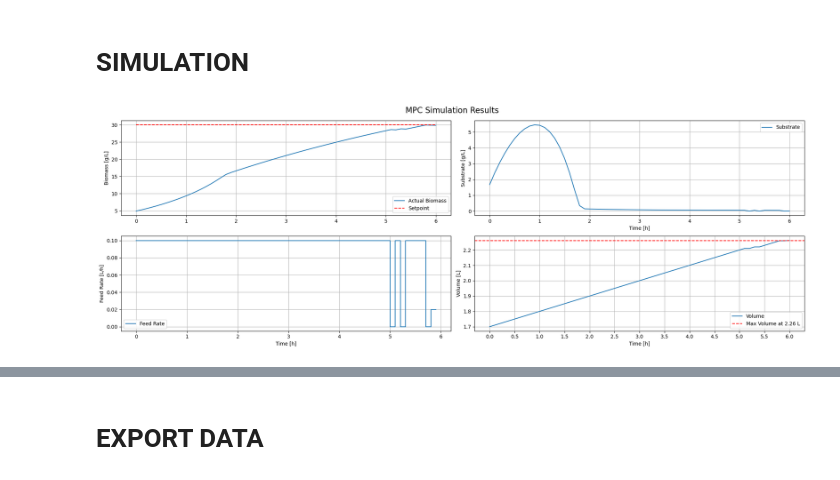
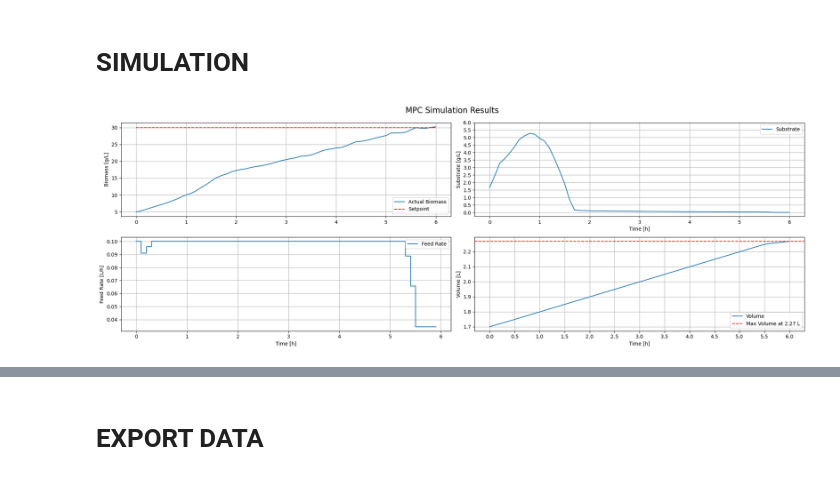
Before and after one commit to costasmexis/ML4MPC, a Jupyter notebook: MPC_Tracking.ipynb, the cells around one changed output, grey strips where cells are left out. Drawn from its saved outputs; the diff is of its cells as text; code cells hidden in the pictures.

Commit message:
Played with the 'trouble' seed(0) and configured

```diff
--- a/MPC_Tracking.ipynb
+++ b/MPC_Tracking.ipynb
@@ -248,14 +248,14 @@ K_I = 33              # Inhibition constant
 K_D = 0.03            # Decay coefficient
 # %%
 # ========================
-# MPC PARAMETERS
+# MPC PARAMETERSBest trial:
 # ========================
 dt = 0.1              # Control interval time (h)
-Q =  20          # State tracking weight
-R =  10         # Control effort weight
+Q = 9291          # State tracking weight
+R = 1850      # Control effort weight
 h = 0.01              # integration step size
-At = 6                # Total simulation time (h)
-Np = 15            # Prediction horizon steps
+At =                 # Total simulation time (h)
+Np = 8           # Prediction horizon steps
 
 #============================
 # BOUNDS AND CONSTRAINTS
@@ -271,7 +271,7 @@ Smin=0.1 # Keep substrate above this value (g/L)
 #====================
 biomass_noise_ratio = 0.05  # 5% noise
 substrate_noise_ratio = 0.03  # 3% noise
-noise="MEASURED" # Noise "MODEL" in model accuracy. We don't know the ground truth exactly./ Noise "MEASURED" in measured data. Only handled by the controller.
+noise="MODEL" # Noise "MODEL" in model accuracy. We don't know the ground truth exactly./ Noise "MEASURED" in measured data. Only handled by the controller.
 
 #====================
 # SIMULATION CONFUGURATION
@@ -279,7 +279,7 @@ noise="MEASURED" # Noise "MODEL" in model accuracy. We don't know the ground tru
 
 # Calculate simulation steps
 SS = int(At/dt)
-np.random.seed(42)    # For reproducibility
+np.random.seed(0)    # For reproducibility
 
 # Initialize arrays
 X = np.zeros(SS+1)
@@ -305,34 +305,35 @@ axs[0][0].legend()
 axs[0][0].grid()
 
 # Feed rate plot
 axs[1][0].step(np.arange(0, At, dt), F, label='Feed Rate')
 axs[1][0].set_xlabel('Time [h]')
 axs[1][0].set_ylabel('Feed Rate [L/h]')
 axs[1][0].legend()
 axs[1][0].grid()
 
 # Substrate plot
 axs[0][1].plot(time_axis, S, label='Substrate')
 axs[0][1].set_ylabel('Substrate [g/L]')
 axs[0][1].set_xlabel('Time [h]')
+axs[0][1].set_yticks(np.arange(0, max(S) + 1, 0.5))
 axs[0][1].legend()
 axs[0][1].grid()
 
 # Volume plot
 axs[1][1].plot(time_axis, V, label='Volume')
 axs[1][1].axhline(max(V), color='r', linestyle='--', label=f'Max Volume at {max(V):.2f} L')
 axs[1][1].set_xlabel('Time [h]')
 axs[1][1].set_ylabel('Volume [L]')
 axs[1][1].legend()
 axs[1][1].grid()
 plt.xticks(np.arange(0, At + dt, 0.5))
 
 plt.suptitle('MPC Simulation Results', fontsize=16)
 plt.subplots_adjust(top=0.85, hspace=0.3, wspace=0.3)
 plt.tight_layout()
 plt.show()
 # %% [output]
-[figure, old version]
+[figure, new version]
 # %%
 noise_raw = np.random.normal(0, 1)  # check if ranom.seed works for reproducibility
 print(noise_raw)
```
Also changed, not shown: parts of 1 cell of this notebook.
